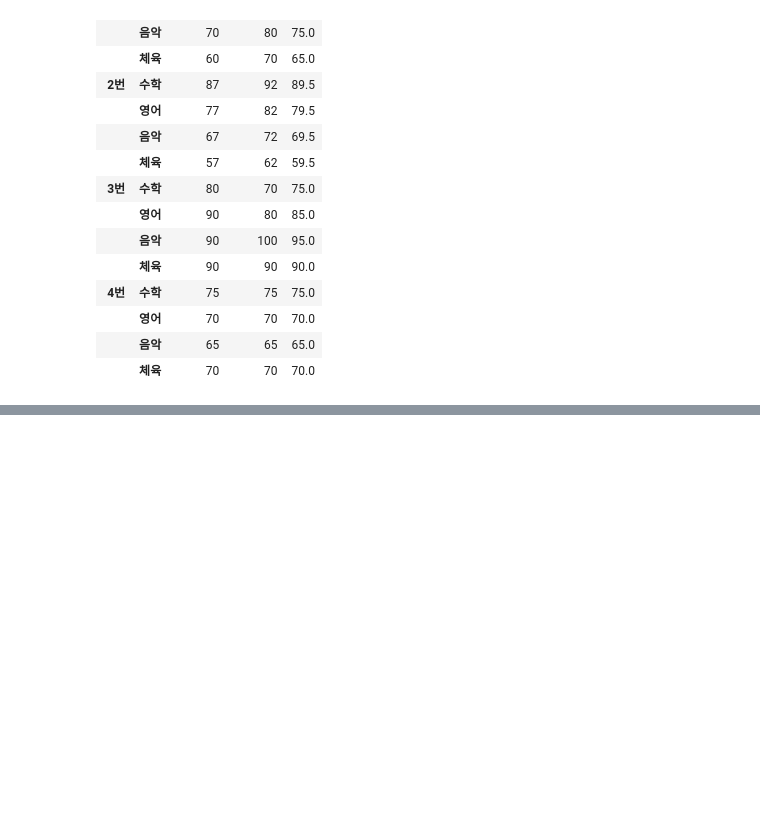
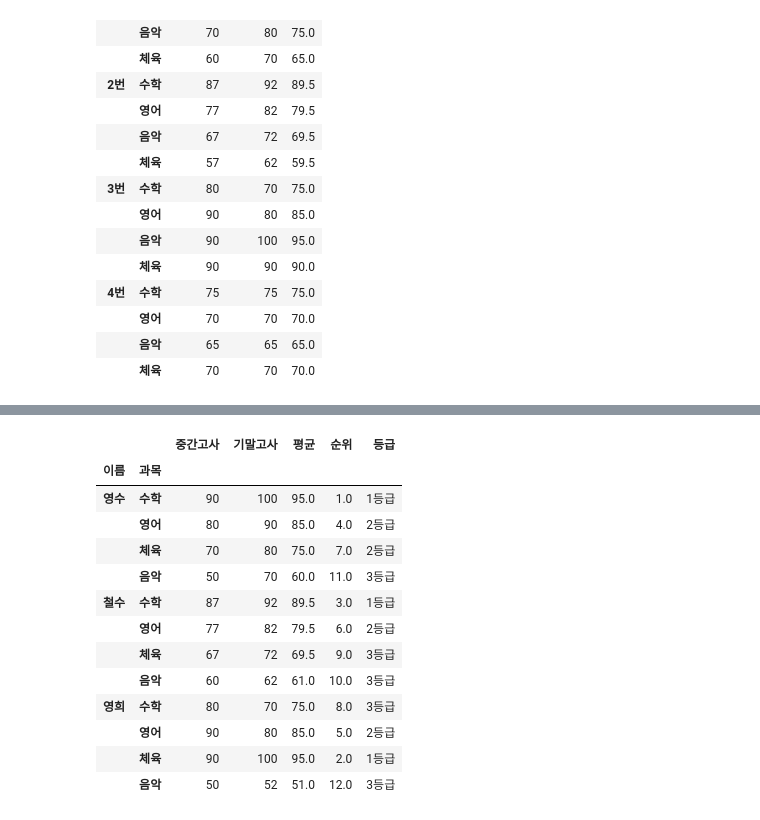
Before and after one commit to unknown-jun/Pandas, a Jupyter notebook: reviewing_pandas.ipynb, the cells around one changed output, grey strips where cells are left out. Saved outputs shown, nothing was run; the diff lists cells and outputs as text; code cells hidden in the pictures; blank space fills up the shorter version.

```diff
--- a/reviewing_pandas.ipynb
+++ b/reviewing_pandas.ipynb
@@ -1027,6 +1027,6 @@ class_score_df
 |  | 음악 | 65 | 65 | 65.0 |
 |  | 체육 | 70 | 70 | 70.0 |
 # %%
-mdf1 = pd.MultiIndex.from_product([['1번', '2번','3번'],['수학','영어','음악','체육']])
+mdf1 = pd.MultiIndex.from_product([['영수','철수','영희'], ['수학','영어','체육', '음악']])
 mdf1
 # %% [output]
@@ -1045,0 +1048,8 @@ MultiIndex([('1번', '수학'),
+# %%
+middle_term = [90, 80, 70, 50,
+               87, 77, 67, 60,
+               80, 90 , 90, 50]
+
+mdf_s = pd.Series(middle_term, index = mdf1)
+mdf_s.index.names = ['이름', '과목']
+mdf_s
@@ -1045,0 +1109,27 @@ MultiIndex([('1번', '수학'),
+# %%
+def Make_grad(value):
+    value = int(value)
+    if value < 4:
+        return '1등급'
+    elif value < 8:
+        return '2등급'
+    else:
+        return '3등급'
+
+class_score['등급'] = class_score['순위'].apply(Make_grad)
+class_score
+# %% [output]
+|  |  | 중간고사 | 기말고사 | 평균 | 순위 | 등급 |
+| 이름 | 과목 |  |  |  |  |  |
+| 영수 | 수학 | 90 | 100 | 95.0 | 1.0 | 1등급 |
+|  | 영어 | 80 | 90 | 85.0 | 4.0 | 2등급 |
+|  | 체육 | 70 | 80 | 75.0 | 7.0 | 2등급 |
+|  | 음악 | 50 | 70 | 60.0 | 11.0 | 3등급 |
+| 철수 | 수학 | 87 | 92 | 89.5 | 3.0 | 1등급 |
+|  | 영어 | 77 | 82 | 79.5 | 6.0 | 2등급 |
+|  | 체육 | 67 | 72 | 69.5 | 9.0 | 3등급 |
+|  | 음악 | 60 | 62 | 61.0 | 10.0 | 3등급 |
+| 영희 | 수학 | 80 | 70 | 75.0 | 8.0 | 3등급 |
+|  | 영어 | 90 | 80 | 85.0 | 5.0 | 2등급 |
+|  | 체육 | 90 | 100 | 95.0 | 2.0 | 1등급 |
+|  | 음악 | 50 | 52 | 51.0 | 12.0 | 3등급 |
```
Also changed, not shown: parts of 157 cells of this notebook.
